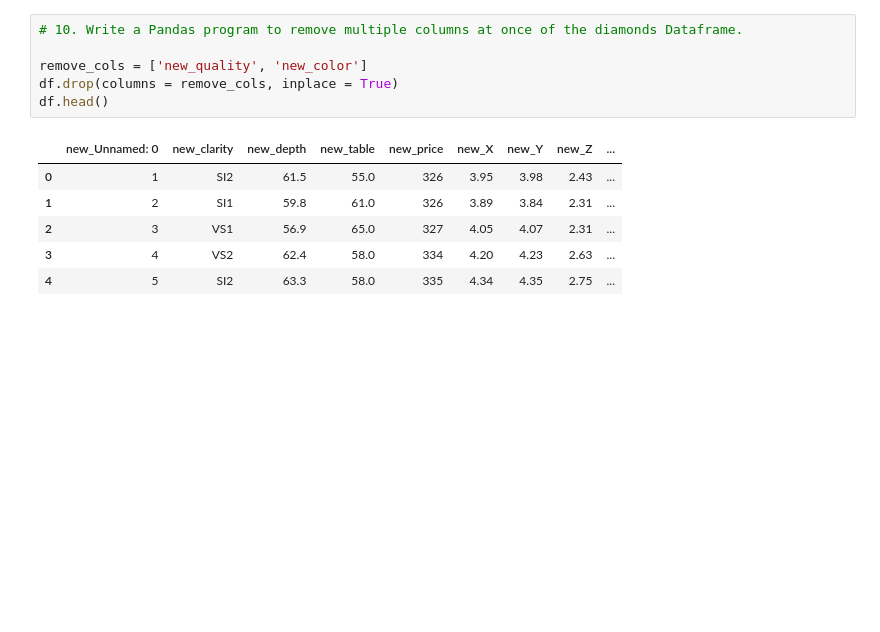
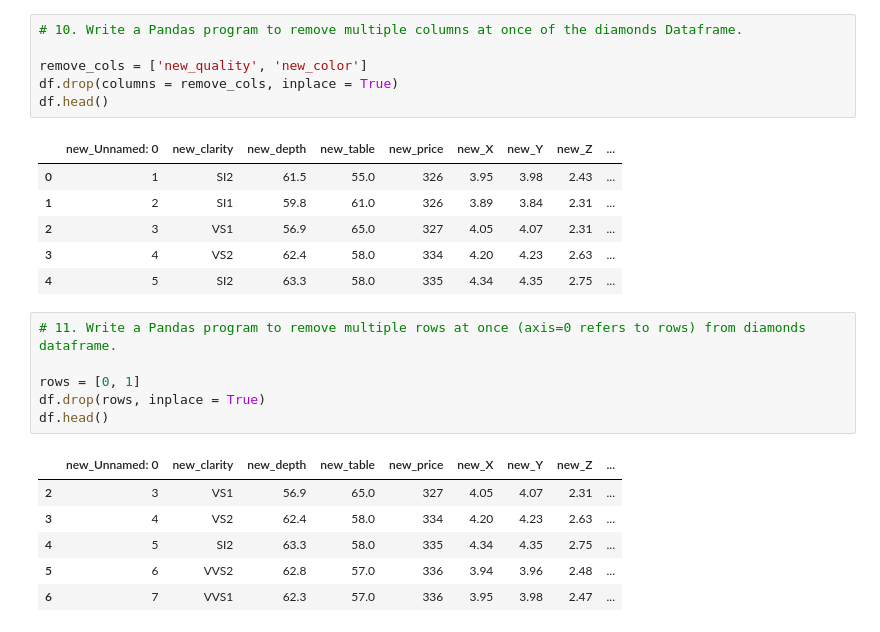
Before and after one commit to INA-95/Pandas, a Jupyter notebook: pandas.ipynb, the cells around one changed output. Saved outputs shown, nothing was run; the diff lists cells and outputs as text; blank space fills up the shorter version.

```diff
--- a/pandas.ipynb
+++ b/pandas.ipynb
@@ -144,3 +144,16 @@ df.head()
 | 2 | 3 | VS1 | 56.9 | 65.0 | 327 | 4.05 | 4.07 | 2.31 | ... |
 | 3 | 4 | VS2 | 62.4 | 58.0 | 334 | 4.20 | 4.23 | 2.63 | ... |
 | 4 | 5 | SI2 | 63.3 | 58.0 | 335 | 4.34 | 4.35 | 2.75 | ... |
+# %%
+# 11. Write a Pandas program to remove multiple rows at once (axis=0 refers to rows) from diamonds dataframe.
+
+rows = [0, 1]
+df.drop(rows, inplace = True)
+df.head()
+# %% [output]
+|  | new_Unnamed: 0 | new_clarity | new_depth | new_table | new_price | new_X | new_Y | new_Z | ... |
+| 2 | 3 | VS1 | 56.9 | 65.0 | 327 | 4.05 | 4.07 | 2.31 | ... |
+| 3 | 4 | VS2 | 62.4 | 58.0 | 334 | 4.20 | 4.23 | 2.63 | ... |
+| 4 | 5 | SI2 | 63.3 | 58.0 | 335 | 4.34 | 4.35 | 2.75 | ... |
+| 5 | 6 | VVS2 | 62.8 | 57.0 | 336 | 3.94 | 3.96 | 2.48 | ... |
+| 6 | 7 | VVS1 | 62.3 | 57.0 | 336 | 3.95 | 3.98 | 2.47 | ... |
```
Also changed, not shown: parts of 11 cells of this notebook.
